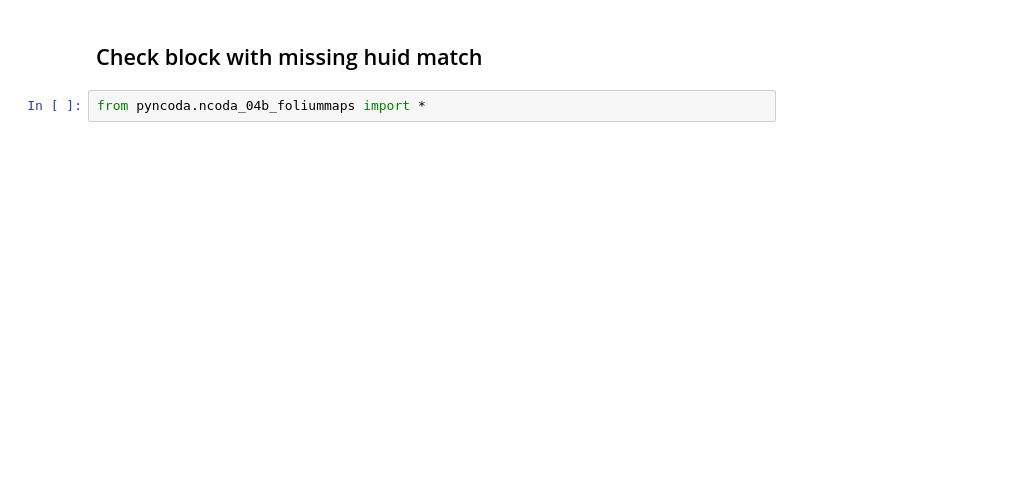
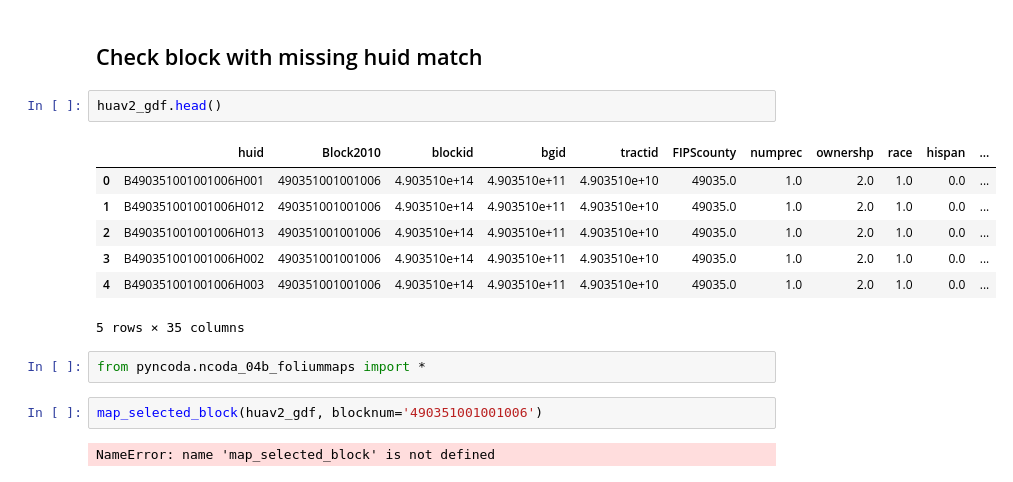
Before and after one commit to npr99/intersect-community-data, a Jupyter notebook: ncoda_07cv3_run_HUA_workflow.ipynb, the cells around one changed output. Saved outputs shown, nothing was run; the diff lists cells and outputs as text; blank space fills up the shorter version.

```diff
--- a/ncoda_07cv3_run_HUA_workflow.ipynb
+++ b/ncoda_07cv3_run_HUA_workflow.ipynb
@@ -555,6 +630,20 @@ for community in communities.keys():
 # %% [markdown]
 ## Check block with missing huid match
+# %%
+huav2_gdf.head()
+# %% [output]
+|  | huid | Block2010 | blockid | bgid | tractid | FIPScounty | numprec | ownershp | race | hispan | ... |
+| 0 | B490351001001006H001 | 490351001001006 | 4.903510e+14 | 4.903510e+11 | 4.903510e+10 | 49035.0 | 1.0 | 2.0 | 1.0 | 0.0 | ... |
+| 1 | B490351001001006H012 | 490351001001006 | 4.903510e+14 | 4.903510e+11 | 4.903510e+10 | 49035.0 | 1.0 | 2.0 | 1.0 | 0.0 | ... |
+| 2 | B490351001001006H013 | 490351001001006 | 4.903510e+14 | 4.903510e+11 | 4.903510e+10 | 49035.0 | 1.0 | 2.0 | 1.0 | 0.0 | ... |
+| 3 | B490351001001006H002 | 490351001001006 | 4.903510e+14 | 4.903510e+11 | 4.903510e+10 | 49035.0 | 1.0 | 2.0 | 1.0 | 0.0 | ... |
+| 4 | B490351001001006H003 | 490351001001006 | 4.903510e+14 | 4.903510e+11 | 4.903510e+10 | 49035.0 | 1.0 | 2.0 | 1.0 | 0.0 | ... |
+5 rows × 35 columns
 # %%
 from pyncoda.ncoda_04b_foliummaps import *
+# %%
+map_selected_block(huav2_gdf, blocknum='490351001001006')
+# %% [output]
+NameError: name 'map_selected_block' is not defined
 # %%
 # Check guid with missing address point id
```
Also changed, not shown: parts of 18 cells of this notebook, 3 other files.
